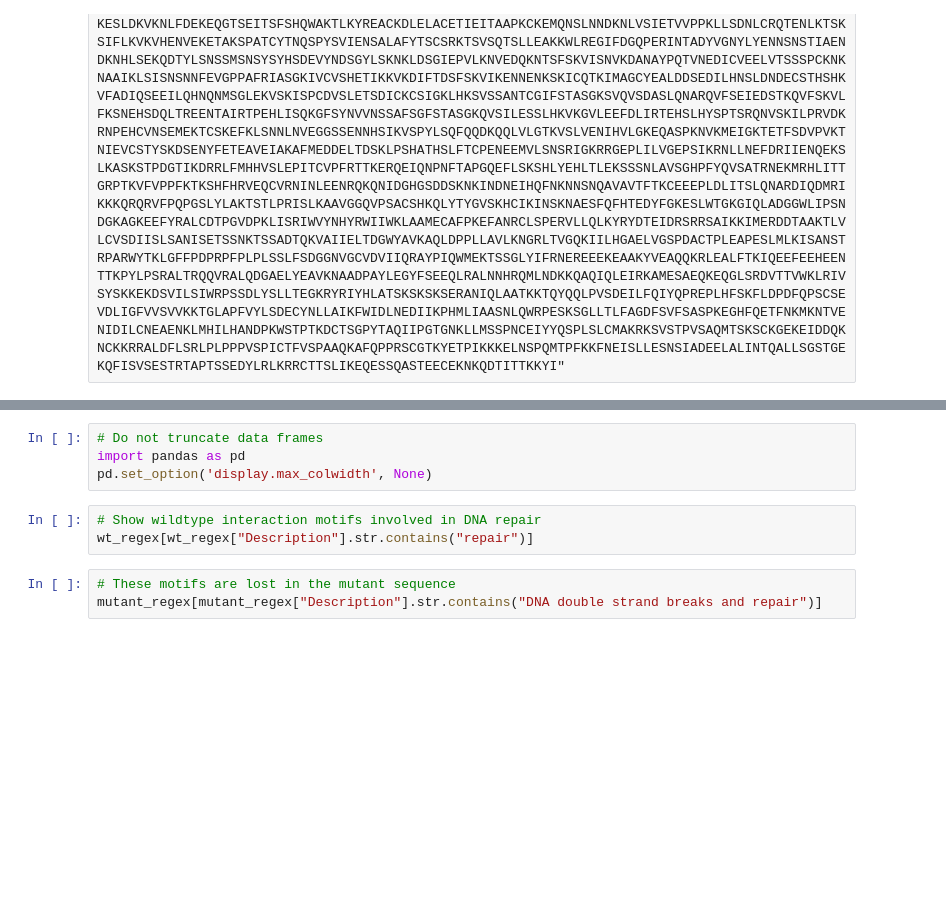
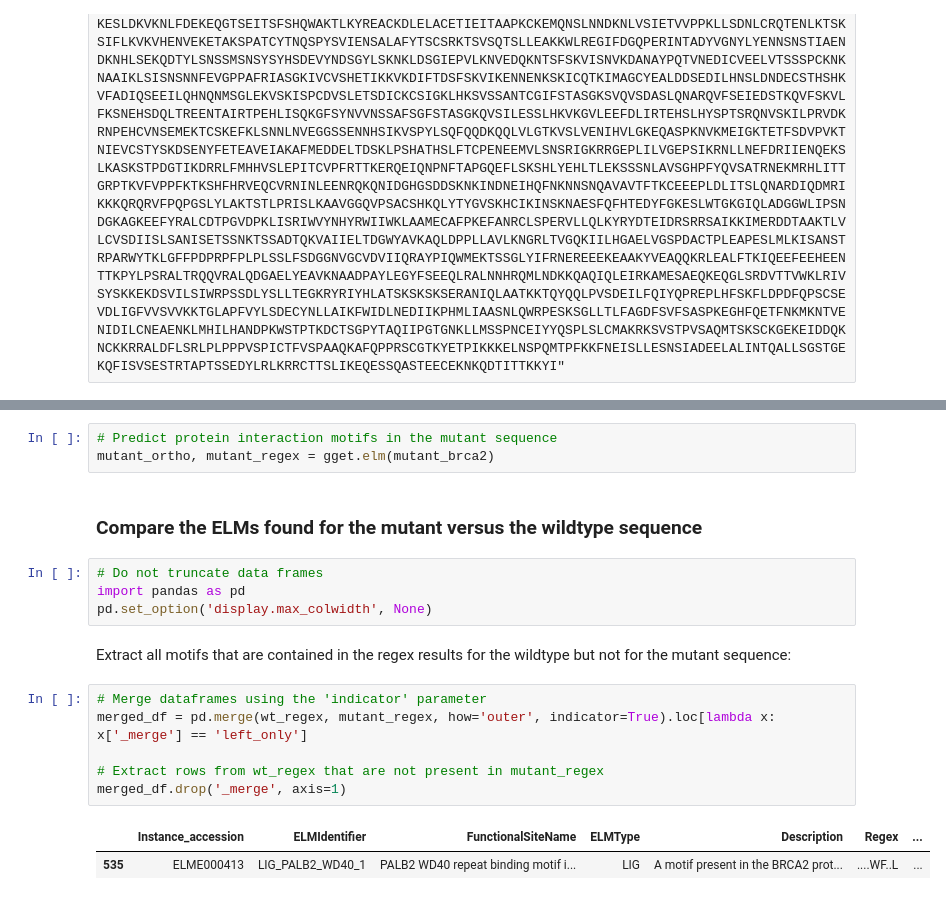
Before and after one commit to pachterlab/gget_examples, a Jupyter notebook: gget_elm_BRCA2_example.ipynb, the cells around one changed output, grey strips where cells are left out. Cells and saved outputs as stored; diff of their text form; blank space fills up the shorter version.

```diff
--- a/gget_elm_BRCA2_example.ipynb
+++ b/gget_elm_BRCA2_example.ipynb
@@ -61,10 +65,20 @@ The BRCA2 interaction motif required for the interaction with PALB2 which plays
+# %%
+# Predict protein interaction motifs in the mutant sequence
+mutant_ortho, mutant_regex = gget.elm(mutant_brca2)
+# %% [markdown]
+### Compare the ELMs found for the mutant versus the wildtype sequence
 # %%
 # Do not truncate data frames
 import pandas as pd
 pd.set_option('display.max_colwidth', None)
-# %%
-# Show wildtype interaction motifs involved in DNA repair
-wt_regex[wt_regex["Description"].str.contains("repair")]
-# %%
-# These motifs are lost in the mutant sequence
-mutant_regex[mutant_regex["Description"].str.contains("DNA double strand breaks and repair")]
+# %% [markdown]
+Extract all motifs that are contained in the regex results for the wildtype but not for the mutant sequence:
+# %%
+# Merge dataframes using the 'indicator' parameter
+merged_df = pd.merge(wt_regex, mutant_regex, how='outer', indicator=True).loc[lambda x: x['_merge'] == 'left_only']
+
+# Extract rows from wt_regex that are not present in mutant_regex
+merged_df.drop('_merge', axis=1)
+# %% [output]
+|  | Instance_accession | ELMIdentifier | FunctionalSiteName | ELMType | Description | Regex | ... |
+| 535 | ELME000413 | LIG_PALB2_WD40_1 | PALB2 WD40 repeat binding motif i... | LIG | A motif present in the BRCA2 prot... | ....WF..L | ... |
```
Also changed, not shown: parts of 10 cells of this notebook.
